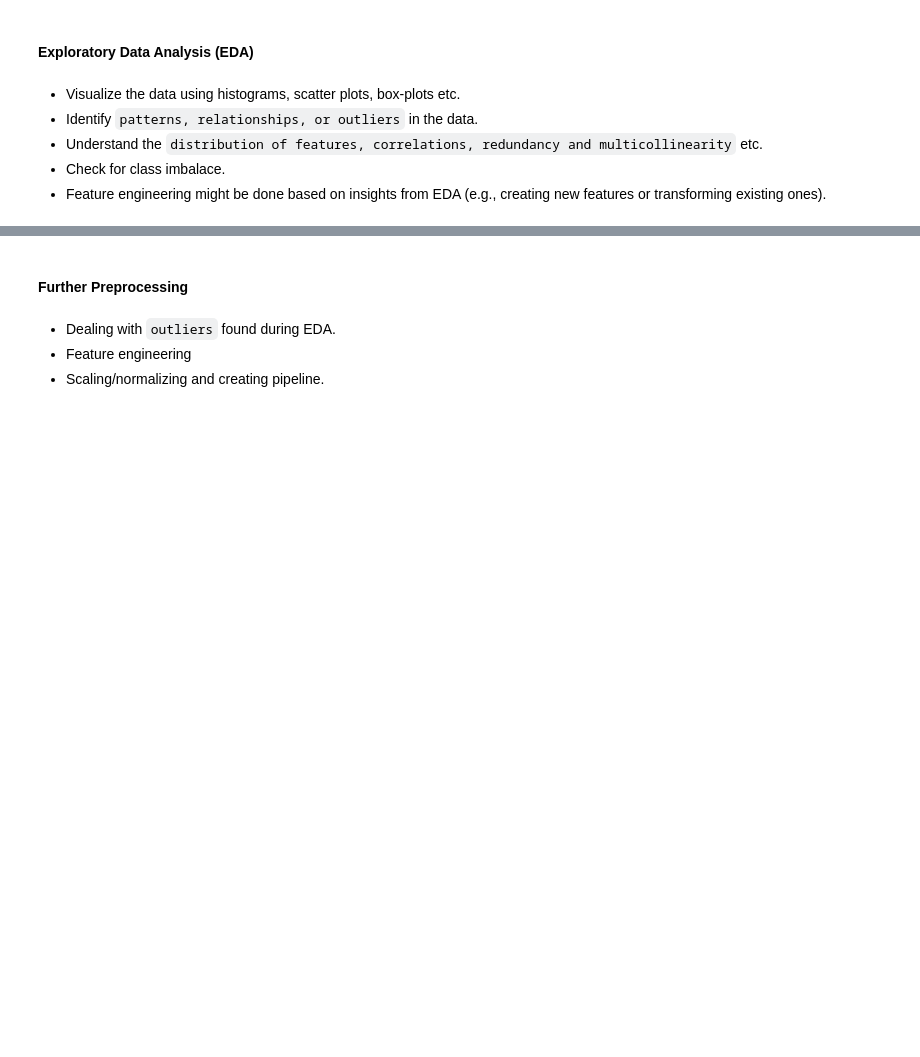
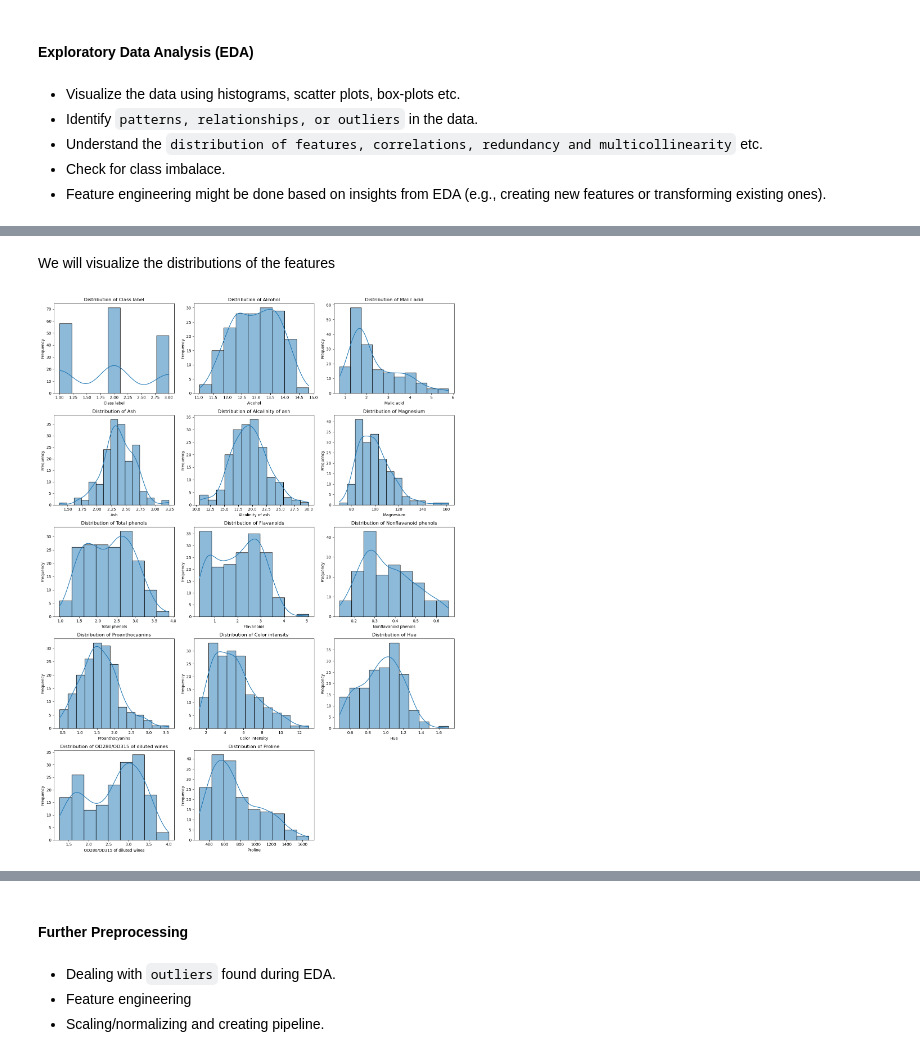
Before and after one commit to Alex-Idachaba/Machine-Learning-Algorithms, a Jupyter notebook: Dimensionality_Reduction.ipynb, the cells around one changed output, grey strips where cells are left out. Drawn from its saved outputs; the diff is of its cells as text; code cells hidden in the pictures; blank space fills up the shorter version.

```diff
--- a/Dimensionality_Reduction.ipynb
+++ b/Dimensionality_Reduction.ipynb
@@ -80,0 +120,23 @@ memory usage: 19.5 KB
+# %% [markdown]
+We will visualize the distributions of the features
+# %%
+import seaborn as sns
+
+all_columns = df_wine_copy.columns
+
+n_cols = 3
+n_rows = (len(all_columns) + n_cols - 1) // n_cols
+
+plt.figure(figsize=(15, n_rows * 4))
+
+for i, column in enumerate(all_columns):
+    plt.subplot(n_rows, n_cols, i + 1)
+    sns.histplot(df_wine_copy[column], kde=True)
+    plt.title(f'Distribution of {column}')
+    plt.xlabel(column)
+    plt.ylabel('Frequency')
+
+plt.tight_layout()
+plt.show()
+# %% [output]
+[figure, added]
```
Also changed, not shown: parts of 16 cells of this notebook.
